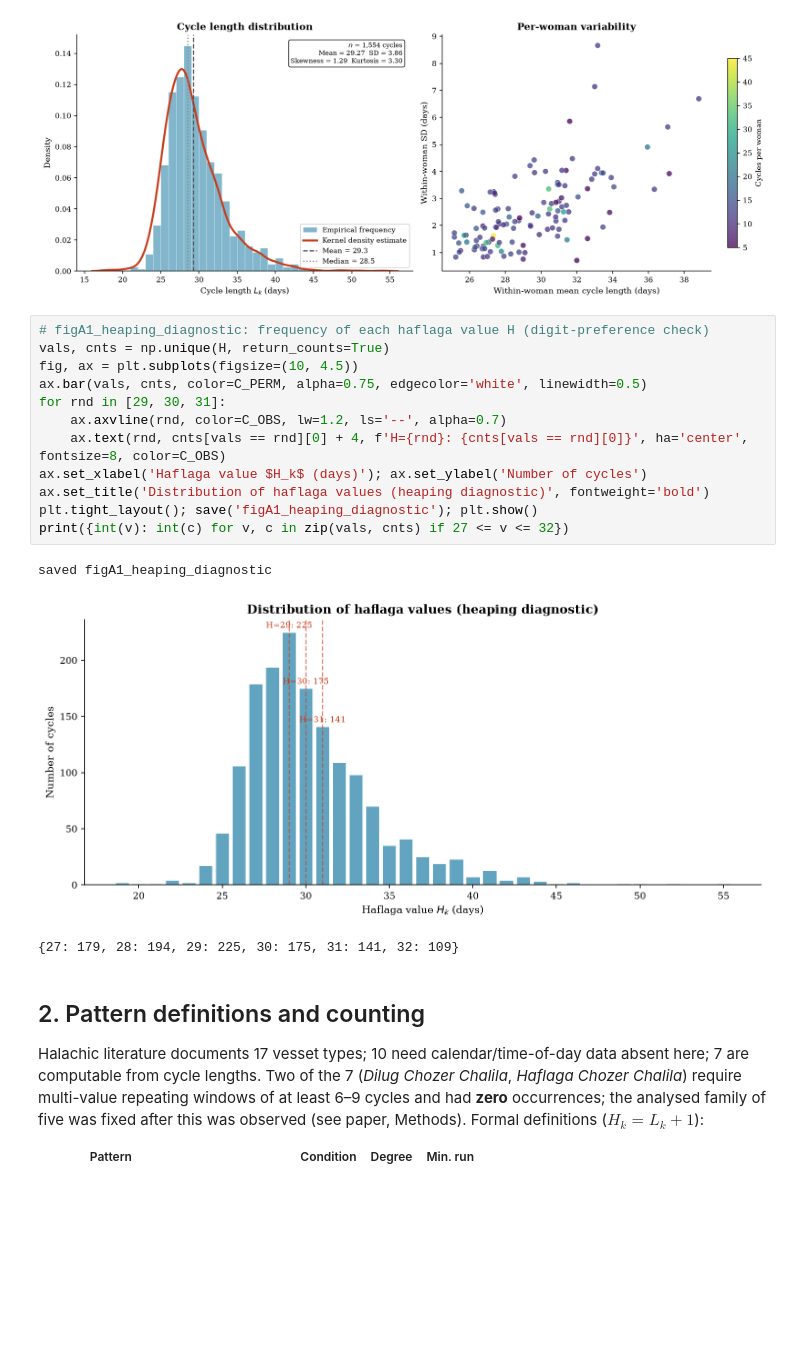
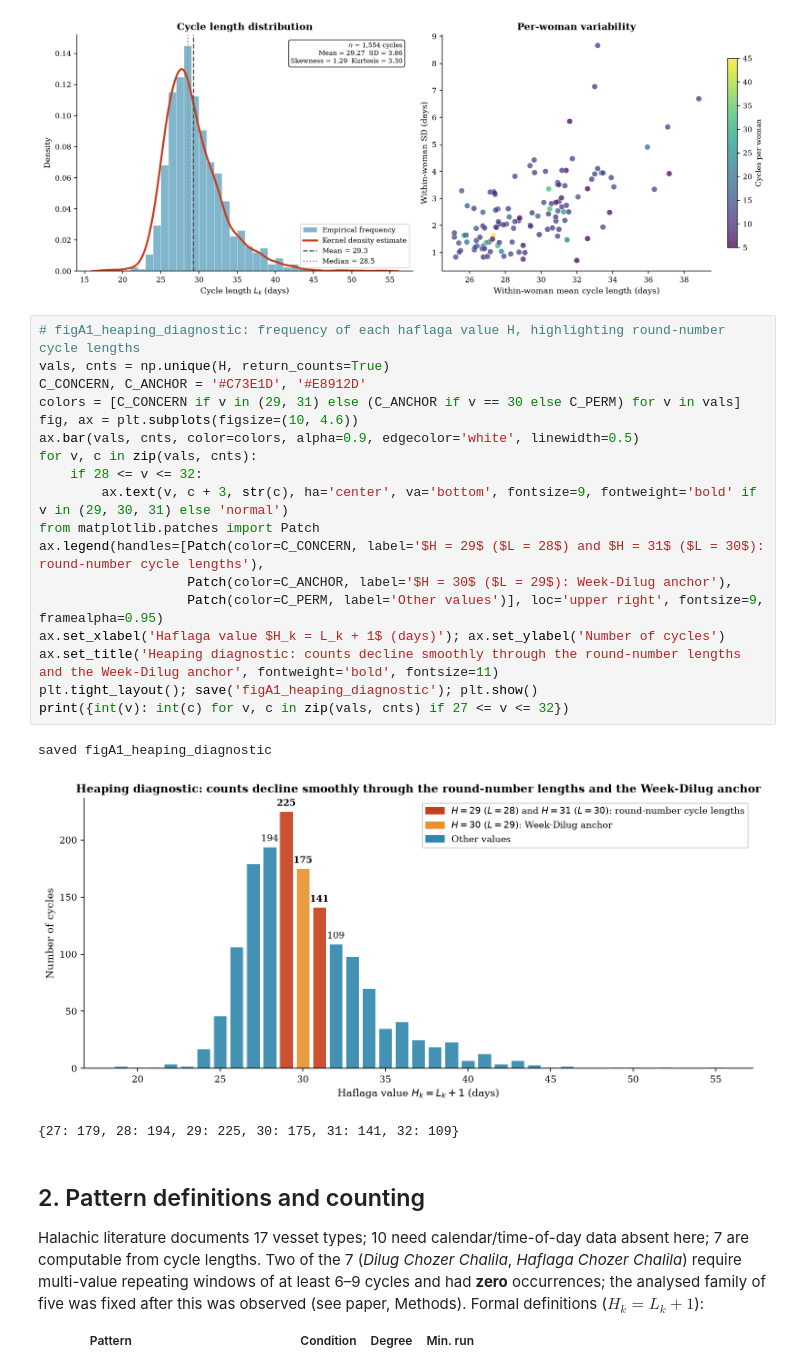
Before and after one commit to dvirross/VessetVectorTest, a Jupyter notebook: notebooks/analysis.ipynb, the cells around one changed output. Saved outputs shown, nothing was run; the diff lists cells and outputs as text; blank space fills up the shorter version.

```diff
--- a/notebooks/analysis.ipynb
+++ b/notebooks/analysis.ipynb
@@ -83,20 +83,26 @@ plt.tight_layout(); save('fig1_cycle_distribution'); plt.show()
 saved fig1_cycle_distribution
 [figure]
 # %%
-# figA1_heaping_diagnostic: frequency of each haflaga value H (digit-preference check)
+# figA1_heaping_diagnostic: frequency of each haflaga value H, highlighting round-number cycle lengths
 vals, cnts = np.unique(H, return_counts=True)
-fig, ax = plt.subplots(figsize=(10, 4.5))
-ax.bar(vals, cnts, color=C_PERM, alpha=0.75, edgecolor='white', linewidth=0.5)
-for rnd in [29, 30, 31]:
-    ax.axvline(rnd, color=C_OBS, lw=1.2, ls='--', alpha=0.7)
-    ax.text(rnd, cnts[vals == rnd][0] + 4, f'H={rnd}: {cnts[vals == rnd][0]}', ha='center', fontsize=8, color=C_OBS)
-ax.set_xlabel('Haflaga value $H_k$ (days)'); ax.set_ylabel('Number of cycles')
-ax.set_title('Distribution of haflaga values (heaping diagnostic)', fontweight='bold')
+C_CONCERN, C_ANCHOR = '#C73E1D', '#E8912D'
+colors = [C_CONCERN if v in (29, 31) else (C_ANCHOR if v == 30 else C_PERM) for v in vals]
+fig, ax = plt.subplots(figsize=(10, 4.6))
+ax.bar(vals, cnts, color=colors, alpha=0.9, edgecolor='white', linewidth=0.5)
+for v, c in zip(vals, cnts):
+    if 28 <= v <= 32:
+        ax.text(v, c + 3, str(c), ha='center', va='bottom', fontsize=9, fontweight='bold' if v in (29, 30, 31) else 'normal')
+from matplotlib.patches import Patch
+ax.legend(handles=[Patch(color=C_CONCERN, label='$H = 29$ ($L = 28$) and $H = 31$ ($L = 30$): round-number cycle lengths'),
+                   Patch(color=C_ANCHOR, label='$H = 30$ ($L = 29$): Week-Dilug anchor'),
+                   Patch(color=C_PERM, label='Other values')], loc='upper right', fontsize=9, framealpha=0.95)
+ax.set_xlabel('Haflaga value $H_k = L_k + 1$ (days)'); ax.set_ylabel('Number of cycles')
+ax.set_title('Heaping diagnostic: counts decline smoothly through the round-number lengths and the Week-Dilug anchor', fontweight='bold', fontsize=11)
 plt.tight_layout(); save('figA1_heaping_diagnostic'); plt.show()
 print({int(v): int(c) for v, c in zip(vals, cnts) if 27 <= v <= 32})
 # %% [output]
 saved figA1_heaping_diagnostic
-[figure, old version]
+[figure, new version]
 {27: 179, 28: 194, 29: 225, 30: 175, 31: 141, 32: 109}
 # %% [markdown]
 ## 2. Pattern definitions and counting
```
Also changed, not shown: parts of 1 cell of this notebook, 16 other files.
